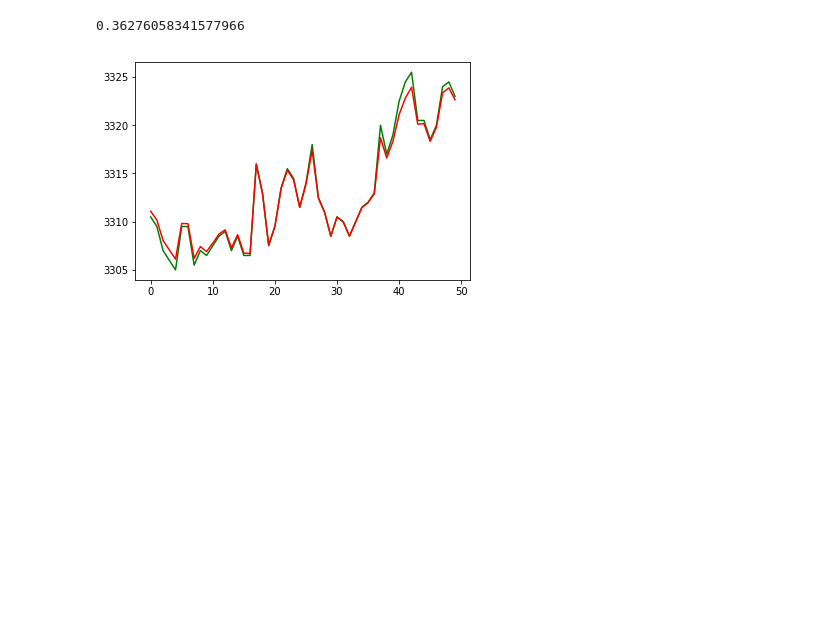
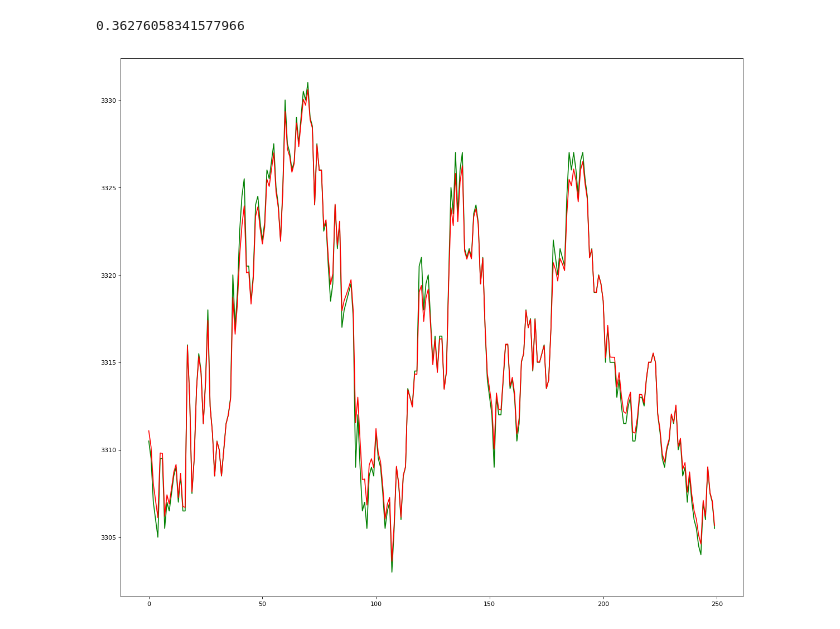
Before and after one commit to edniemeyer/keras_timeseries, a Jupyter notebook: notebook.ipynb, the cells around one changed output. Saved outputs shown, nothing was run; the diff lists cells and outputs as text; code cells hidden in the pictures; blank space fills up the shorter version.

Commit message:
Added results file

```diff
--- a/notebook.ipynb
+++ b/notebook.ipynb
@@ -334,11 +334,11 @@ trainScore
 # %% [output]
 0.36276058341577966
 # %%
-fig = plt.figure()
+fig = plt.figure(figsize=(18, 16), dpi= 80, facecolor='w', edgecolor='k')
 #plt.plot(Y_test[:50], color='black') # BLUE - trained RESULT
 #plt.plot(testPredict[:50], color='blue') # RED - trained PREDICTION
-plt.plot(Y_testp[:150], color='green') # GREEN - actual RESULT
-plt.plot(new_predicted[:50], color='red') # ORANGE - restored PREDICTION
+plt.plot(Y_testp[:250], color='green') # GREEN - actual RESULT
+plt.plot(new_predicted[:250], color='red') # ORANGE - restored PREDICTION
 plt.show()
 # %% [output]
-[figure, old version]
+[figure, new version]
```
Also changed, not shown: 3 other files.
